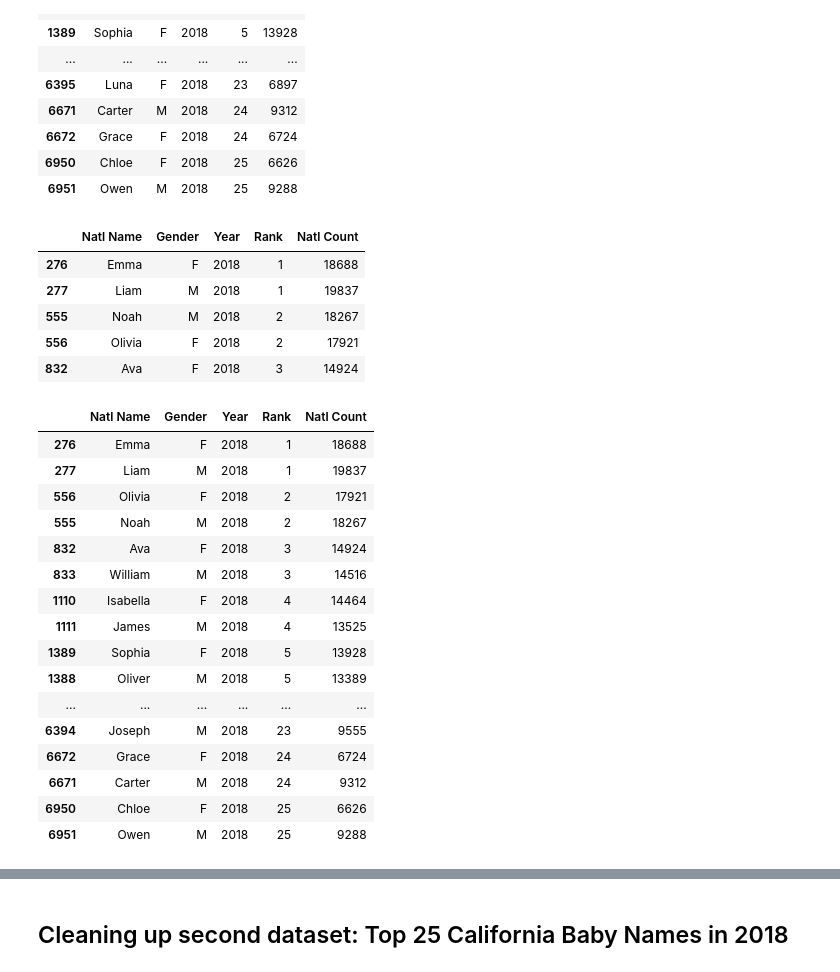
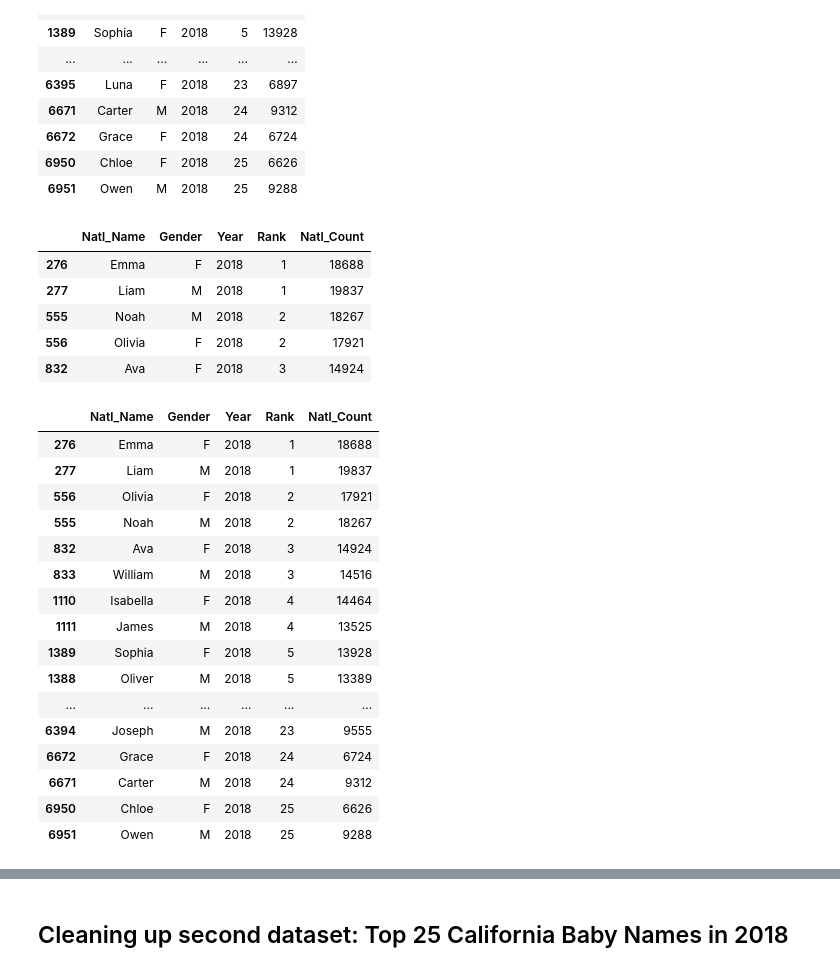
Before and after one commit to teresaflicek/Baby-Names-ETL, a Jupyter notebook: Baby_Names.ipynb, the cells around one changed output, grey strips where cells are left out. Saved outputs shown, nothing was run; the diff lists cells and outputs as text; code cells hidden in the pictures.

```diff
--- a/Baby_Names.ipynb
+++ b/Baby_Names.ipynb
@@ -69,12 +69,12 @@ top_nat_names
 | 6951 | Owen | M | 2018 | 25 | 9288 |
 # %%
 #rename the columns
-top_nat_names = top_nat_names.rename(columns={"name": "Natl Name", "sex": "Gender", "year":"Year", "rank":"Rank", "count":"Natl Count"}).copy()
+top_nat_names = top_nat_names.rename(columns={"name": "Natl_Name", "sex": "Gender", "year":"Year", "rank":"Rank", "count":"Natl_Count"}).copy()
 
 #display dataframe
 top_nat_names.head()
 # %% [output]
-|  | Natl Name | Gender | Year | Rank | Natl Count |
+|  | Natl_Name | Gender | Year | Rank | Natl_Count |
 | 276 | Emma | F | 2018 | 1 | 18688 |
 | 277 | Liam | M | 2018 | 1 | 19837 |
 | 555 | Noah | M | 2018 | 2 | 18267 |
@@ -87,7 +87,7 @@ top_nat_names = top_nat_names.sort_values(by=['Rank','Gender']).copy()
 #display dataframe
 top_nat_names
 # %% [output]
-|  | Natl Name | Gender | Year | Rank | Natl Count |
+|  | Natl_Name | Gender | Year | Rank | Natl_Count |
 | 276 | Emma | F | 2018 | 1 | 18688 |
 | 277 | Liam | M | 2018 | 1 | 19837 |
 | 556 | Olivia | F | 2018 | 2 | 17921 |
```
Also changed, not shown: parts of 8 cells of this notebook.
